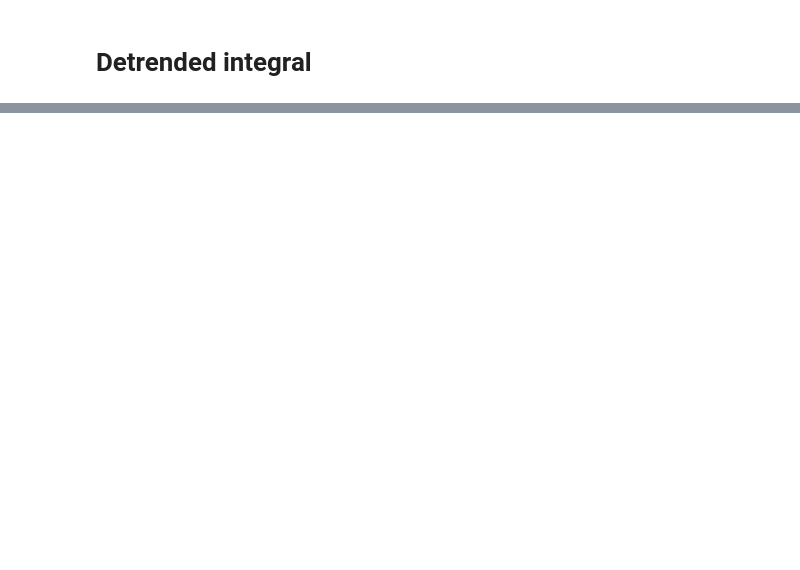
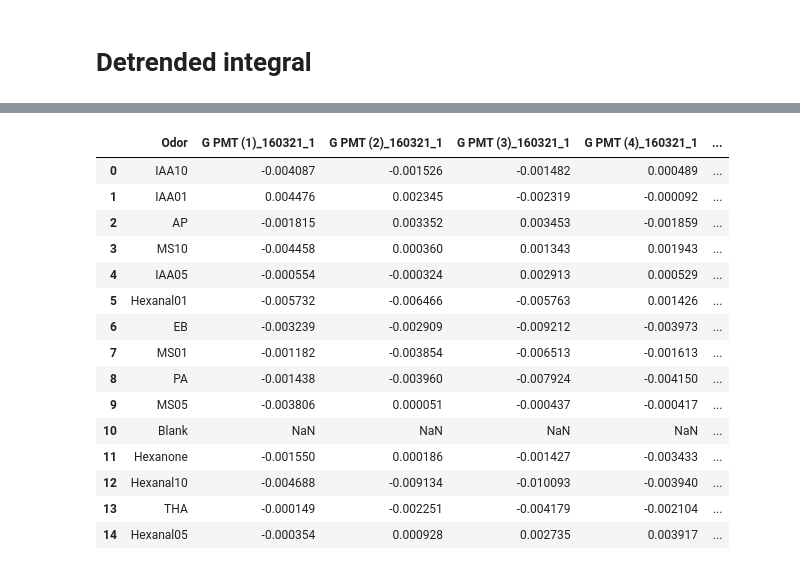
Before and after one commit to liu-annie/CaI, a Jupyter notebook: Detrended analysis.ipynb, the cells around one changed output, grey strips where cells are left out. Drawn from its saved outputs; the diff is of its cells as text; code cells hidden in the pictures; blank space fills up the shorter version.

```diff
--- a/Detrended analysis.ipynb
+++ b/Detrended analysis.ipynb
@@ -122,0 +240,19 @@ df=df[]
+# %%
+test2
+# %% [output]
+|  | Odor | G PMT (1)_160321_1 | G PMT (2)_160321_1 | G PMT (3)_160321_1 | G PMT (4)_160321_1 | ... |
+| 0 | IAA10 | -0.004087 | -0.001526 | -0.001482 | 0.000489 | ... |
+| 1 | IAA01 | 0.004476 | 0.002345 | -0.002319 | -0.000092 | ... |
+| 2 | AP | -0.001815 | 0.003352 | 0.003453 | -0.001859 | ... |
+| 3 | MS10 | -0.004458 | 0.000360 | 0.001343 | 0.001943 | ... |
+| 4 | IAA05 | -0.000554 | -0.000324 | 0.002913 | 0.000529 | ... |
+| 5 | Hexanal01 | -0.005732 | -0.006466 | -0.005763 | 0.001426 | ... |
+| 6 | EB | -0.003239 | -0.002909 | -0.009212 | -0.003973 | ... |
+| 7 | MS01 | -0.001182 | -0.003854 | -0.006513 | -0.001613 | ... |
+| 8 | PA | -0.001438 | -0.003960 | -0.007924 | -0.004150 | ... |
+| 9 | MS05 | -0.003806 | 0.000051 | -0.000437 | -0.000417 | ... |
+| 10 | Blank | NaN | NaN | NaN | NaN | ... |
+| 11 | Hexanone | -0.001550 | 0.000186 | -0.001427 | -0.003433 | ... |
+| 12 | Hexanal10 | -0.004688 | -0.009134 | -0.010093 | -0.003940 | ... |
+| 13 | THA | -0.000149 | -0.002251 | -0.004179 | -0.002104 | ... |
+| 14 | Hexanal05 | -0.000354 | 0.000928 | 0.002735 | 0.003917 | ... |
```
Also changed, not shown: parts of 18 cells of this notebook, 4 other files.
